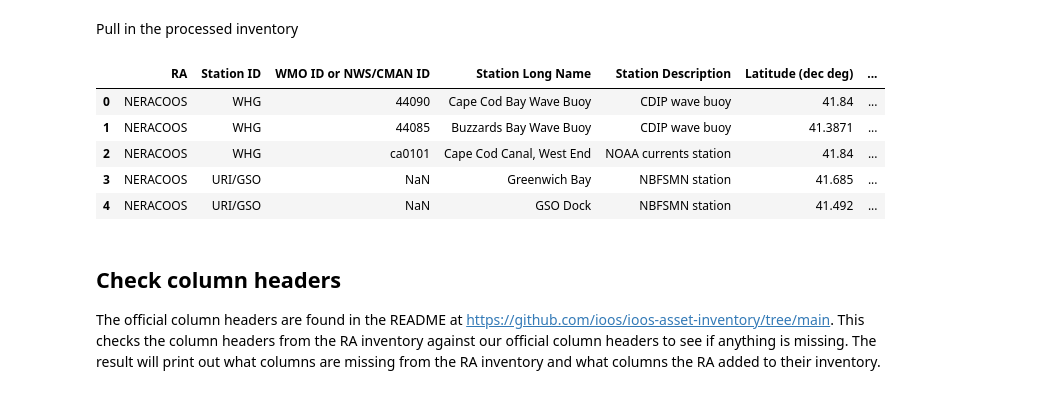
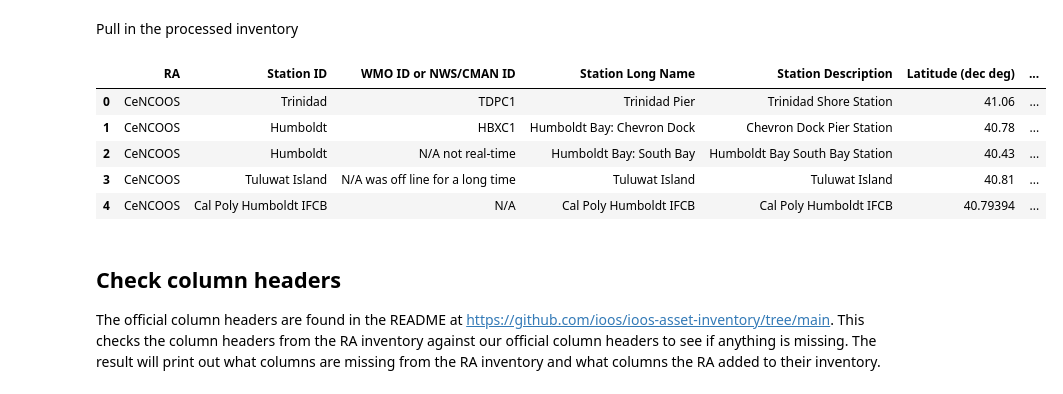
Before and after one commit to ioos/ioos-asset-inventory, a Jupyter notebook: spot_check_stations.ipynb, the cells around one changed output. Drawn from its saved outputs; the diff is of its cells as text; code cells hidden in the pictures.

```diff
--- a/spot_check_stations.ipynb
+++ b/spot_check_stations.ipynb
@@ -9,7 +9,7 @@ import re
 # %% [markdown]
 Pull in the processed inventory
 # %%
-ra = "neracoos"
+ra = "cencoos"
 
 #
 # df_cruise = df[df['Station Description'] == 'Chesapeake Bay WQ Cruise Data ']
@@ -17,38 +17,38 @@ ra = "neracoos"
 #df_aws = df[df['Station ID'] == 'Humboldt']
 # #url = 'http://tds.glos.us/thredds/dodsC/buoy_agg_standard/OMOECC_E1/OMOECC_E1.ncml'
 # #url = 'http://tds.glos.us/thredds/dodsC/buoy_agg_standard/45186/45186.ncml'
 # #url = 'http://tds.glos.us/thredds/dodsC/buoy_agg_standard/bgsusd2/bgsusd2.ncml'
 # url = 'http://oos.soest.hawaii.edu/thredds/dodsC/hioos/nss/ns12agg'
 # print(url)
 # ds = xr.open_dataset(url)
 # #ds = netCDF4.Dataset(url,'r')
 # title = ds.title
 # start_time = np.datetime_as_string(ds.time.min().values, unit='D')
 # end_time = np.datetime_as_string(ds.time.max().values, unit='D')
 # print('Duration: %s - %s' % (np.datetime_as_string(ds.time.min().values, unit='D'),
 #                              np.datetime_as_string(ds.time.max().values, unit='D'))
 #       )
 
 # Try glos web server
 # url = 'https://glbuoys.glos.us/tools/export?ftype=csv&data_type=buoy&units=eng&locs=OMOECC_E1&params=Water_Temperature_at_Surface|dissolved_oxygen_saturation|water_conductivity|ysi_turbidity&tperiod=custom&date_start=2020-01-01&date_end=2020-12-31&avg_ivld=none'
 # df = erddapy.ERDDAP.to_pandas(url)
 
 ## using ERDDAP to look for stations
 # check out http://data.glos.us/erddap/tabledap/allDatasets.htmlTable?datasetID%2Ctitle%2CminTime%2CmaxTime&maxTime%3E=2020-01-01&maxTime%3C=2020-12-31&orderBy(%22maxTime%22)
 # that lists out all the GLOS stations with the maximum time of observations within the year 2020 (on their ERDDAP).
 
 
 ra_clean = re.sub(r'[0-9]', '', ra) # remove number from RA
 
 df = pd.read_excel('2024/data/processed/%s.xlsx' % ra_clean.upper(), dtype=str)
 df.head()
 # %% [output]
 |  | RA | Station ID | WMO ID or NWS/CMAN ID | Station Long Name | Station Description | Latitude (dec deg) | ... |
-| 0 | NERACOOS | WHG | 44090 | Cape Cod Bay Wave Buoy | CDIP wave buoy | 41.84 | ... |
-| 1 | NERACOOS | WHG | 44085 | Buzzards Bay Wave Buoy | CDIP wave buoy | 41.3871 | ... |
-| 2 | NERACOOS | WHG | ca0101 | Cape Cod Canal, West End | NOAA currents station | 41.84 | ... |
-| 3 | NERACOOS | URI/GSO | NaN | Greenwich Bay | NBFSMN station | 41.685 | ... |
-| 4 | NERACOOS | URI/GSO | NaN | GSO Dock | NBFSMN station | 41.492 | ... |
+| 0 | CeNCOOS | Trinidad | TDPC1 | Trinidad Pier | Trinidad Shore Station | 41.06 | ... |
+| 1 | CeNCOOS | Humboldt | HBXC1 | Humboldt Bay: Chevron Dock | Chevron Dock Pier Station | 40.78 | ... |
+| 2 | CeNCOOS | Humboldt | N/A not real-time | Humboldt Bay: South Bay | Humboldt Bay South Bay Station | 40.43 | ... |
+| 3 | CeNCOOS | Tuluwat Island | N/A was off line for a long time | Tuluwat Island | Tuluwat Island | 40.81 | ... |
+| 4 | CeNCOOS | Cal Poly Humboldt IFCB | N/A | Cal Poly Humboldt IFCB | Cal Poly Humboldt IFCB | 40.79394 | ... |
 # %% [markdown]
 ## Check column headers
 
```
Also changed, not shown: parts of 15 cells of this notebook, 10 other files.
